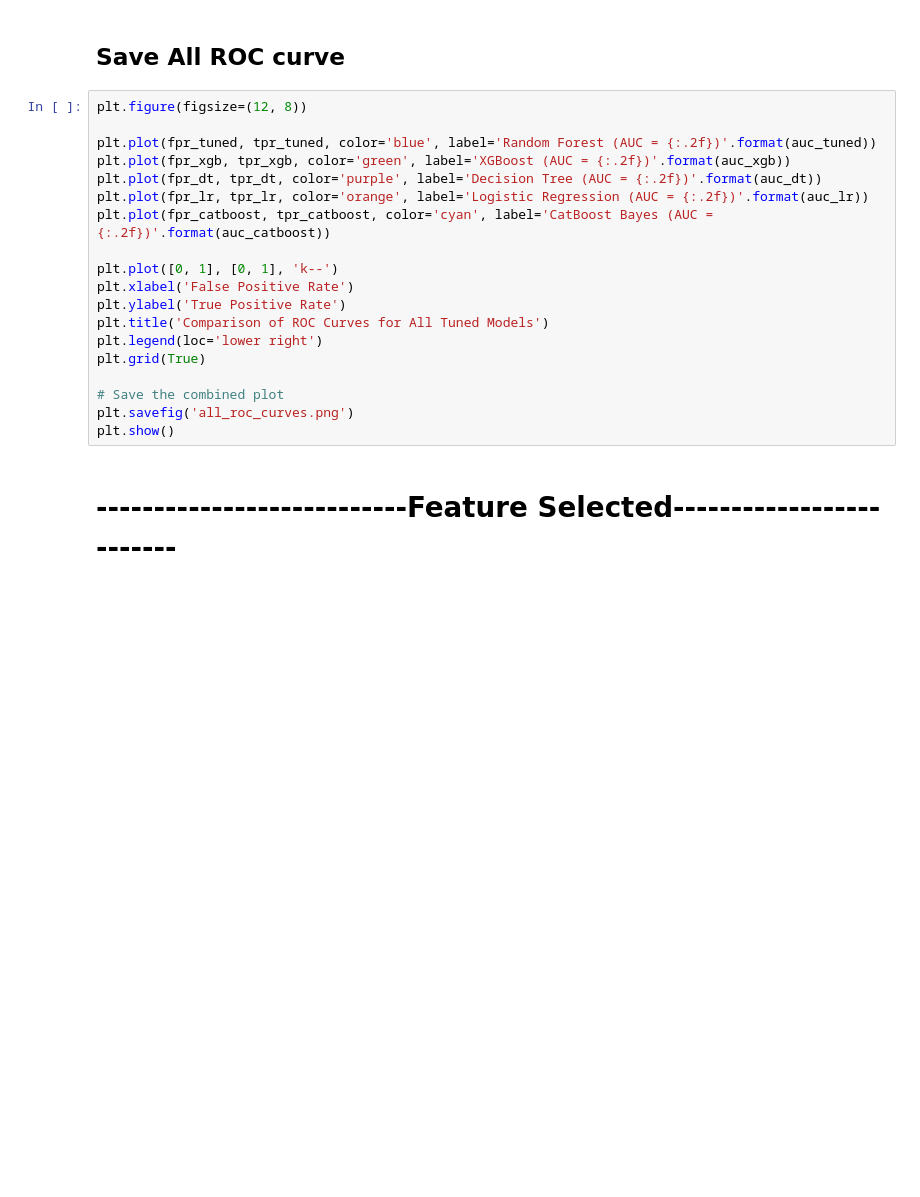
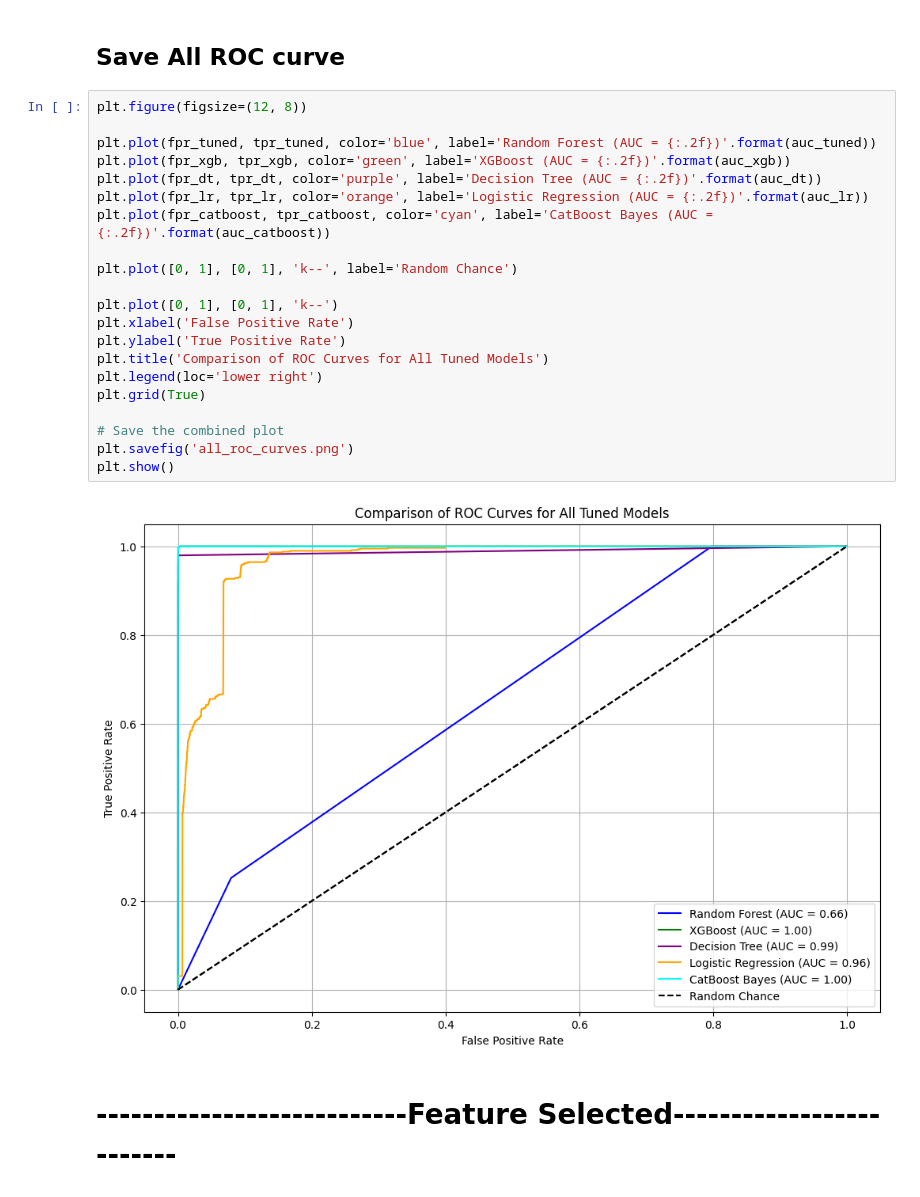
Before and after one commit to asmaemou/Capstone_Notebook, a Jupyter notebook: multiclass/CIC_notebook_multiclass.ipynb, the cells around one changed output. Cells and saved outputs as stored; diff of their text form; blank space fills up the shorter version.

```diff
--- a/multiclass/CIC_notebook_multiclass.ipynb
+++ b/multiclass/CIC_notebook_multiclass.ipynb
@@ -2438,22 +2478,26 @@ plt.show()
 # %%
 plt.figure(figsize=(12, 8))
 
 plt.plot(fpr_tuned, tpr_tuned, color='blue', label='Random Forest (AUC = {:.2f})'.format(auc_tuned))
 plt.plot(fpr_xgb, tpr_xgb, color='green', label='XGBoost (AUC = {:.2f})'.format(auc_xgb))
 plt.plot(fpr_dt, tpr_dt, color='purple', label='Decision Tree (AUC = {:.2f})'.format(auc_dt))
 plt.plot(fpr_lr, tpr_lr, color='orange', label='Logistic Regression (AUC = {:.2f})'.format(auc_lr))
 plt.plot(fpr_catboost, tpr_catboost, color='cyan', label='CatBoost Bayes (AUC = {:.2f})'.format(auc_catboost))
+
+plt.plot([0, 1], [0, 1], 'k--', label='Random Chance')
 
 plt.plot([0, 1], [0, 1], 'k--')
 plt.xlabel('False Positive Rate')
 plt.ylabel('True Positive Rate')
 plt.title('Comparison of ROC Curves for All Tuned Models')
 plt.legend(loc='lower right')
 plt.grid(True)
 
 # Save the combined plot
 plt.savefig('all_roc_curves.png')
 plt.show()
+# %% [output]
+[figure, added]
 # %% [markdown]
 # ---------------------------Feature Selected-------------------------
 # %% [markdown]
```
Also changed, not shown: parts of 25 cells of this notebook, 7 other files.
